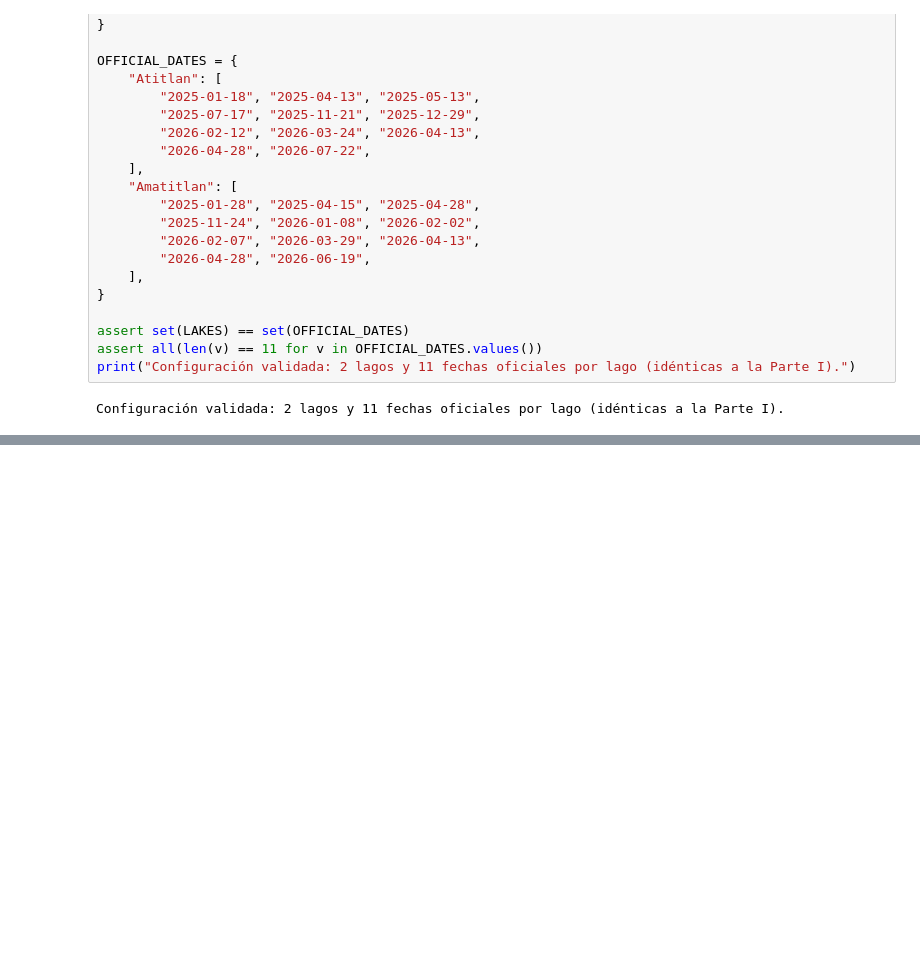
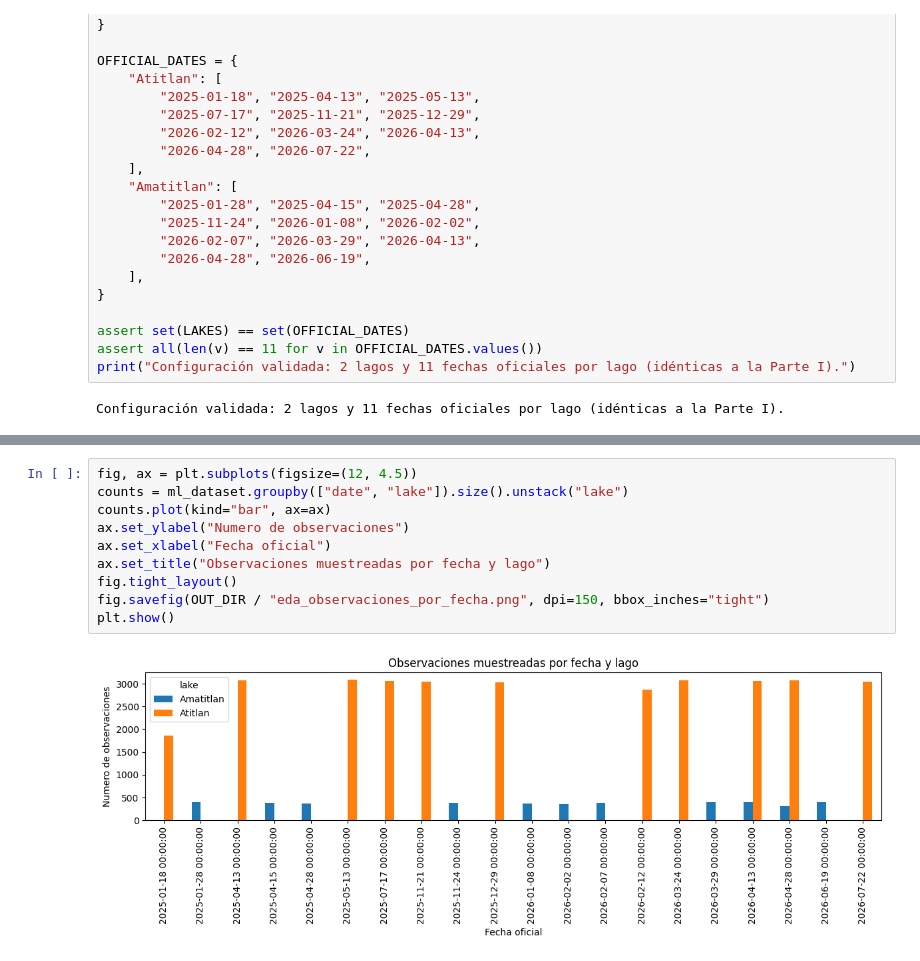
Before and after one commit to DavidDominguez-11/DS-Lab1, a Jupyter notebook: Laboratorio4_Parte2.ipynb, the cells around one changed output, grey strips where cells are left out. Drawn from its saved outputs; the diff is of its cells as text; blank space fills up the shorter version.

```diff
--- a/Laboratorio4_Parte2.ipynb
+++ b/Laboratorio4_Parte2.ipynb
@@ -80,0 +361,12 @@ Configuración validada: 2 lagos y 11 fechas oficiales por lago (idénticas a la
+# %%
+fig, ax = plt.subplots(figsize=(12, 4.5))
+counts = ml_dataset.groupby(["date", "lake"]).size().unstack("lake")
+counts.plot(kind="bar", ax=ax)
+ax.set_ylabel("Numero de observaciones")
+ax.set_xlabel("Fecha oficial")
+ax.set_title("Observaciones muestreadas por fecha y lago")
+fig.tight_layout()
+fig.savefig(OUT_DIR / "eda_observaciones_por_fecha.png", dpi=150, bbox_inches="tight")
+plt.show()
+# %% [output]
+[figure, added]
```
Also changed, not shown: parts of 12 cells of this notebook.
